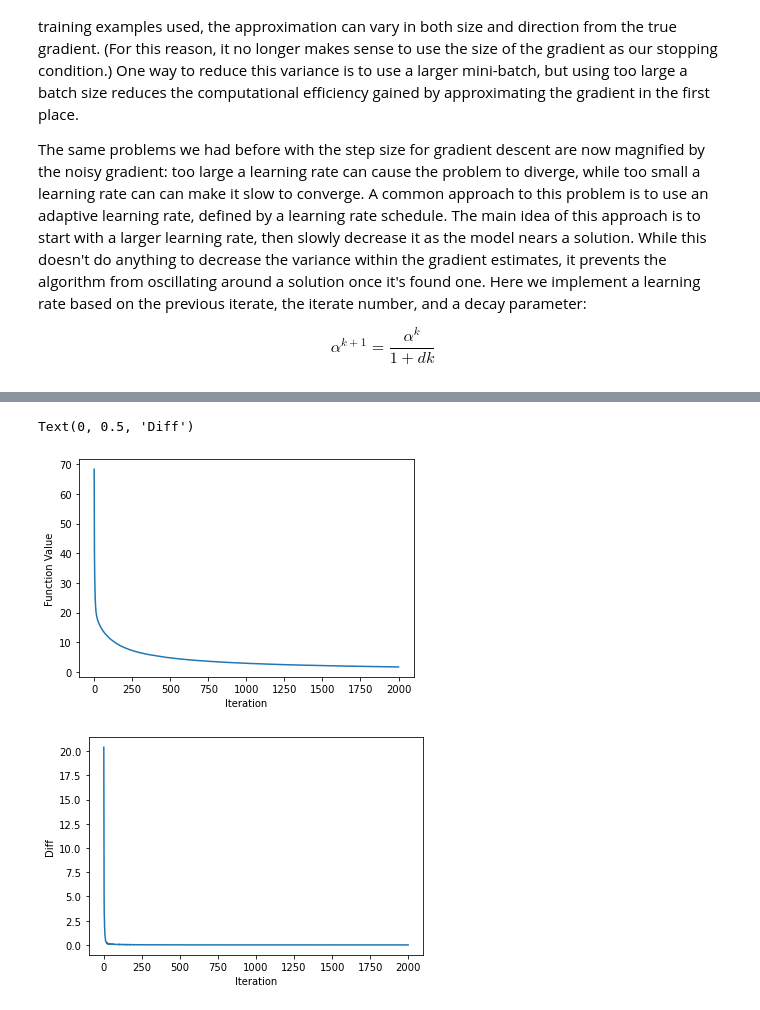
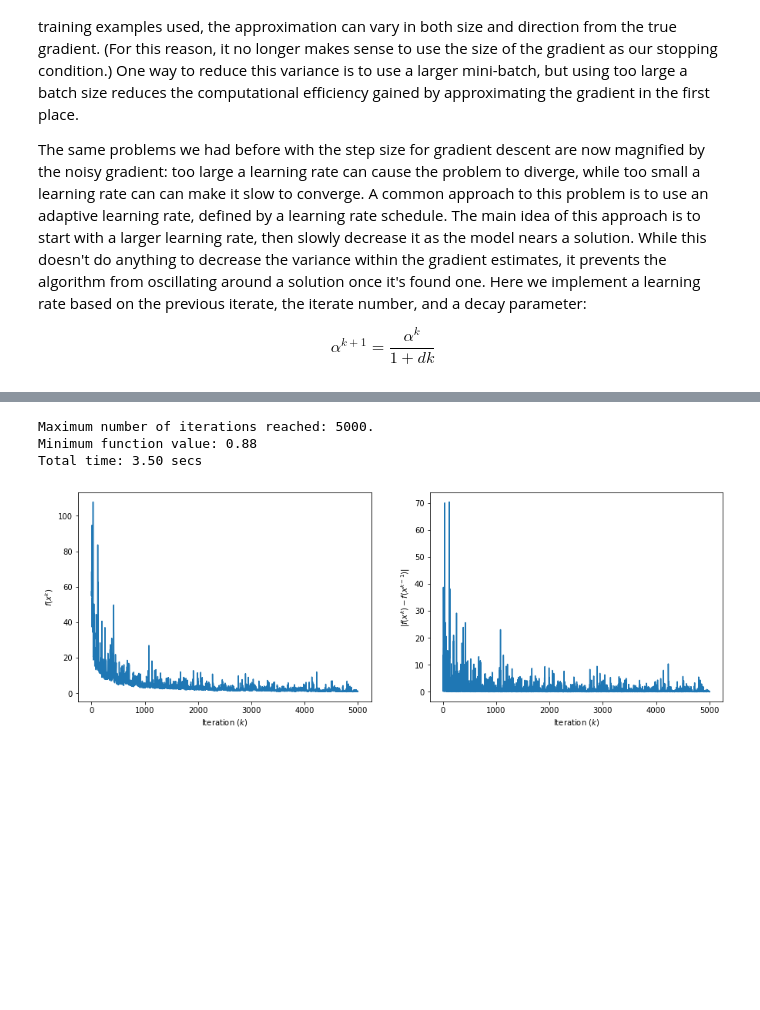
Before and after one commit to UW-AMO/neurohackademy, a Jupyter notebook: notebooks/Part1-IterativeMethods.ipynb, the cells around one changed output, grey strips where cells are left out. Cells and saved outputs as stored; diff of their text form; code cells hidden in the pictures; blank space fills up the shorter version.

```diff
--- a/notebooks/Part1-IterativeMethods.ipynb
+++ b/notebooks/Part1-IterativeMethods.ipynb
@@ -188,57 +208,12 @@ In the example below, experiment with the mini-batch size to answer the followin
 # %%
-# 0/1 MNIST data from Peng's example
-
-train_images = np.load('Peng/data/train_images.npy')
-train_labels = np.load('Peng/data/train_labels.npy')
-
-A = train_images
-b = train_labels
-
-m, n = A.shape
+A = np.load('../data/train_images.npy')
+y = np.load('../data/train_labels.npy')
-# %%
-# TODO
-# * Move function over to utils
-# * Move data over to main folder
-# * Figure out questions and good numbers to use
-# * Create a table to be filled out for comparison?
-# * add stopping criteria
-# * create nicer plots
-
-# Parameters to fiddle with: step, decay, batch_size
-
-# Batch-size: tradeoff between variance and time?
-# Step size: Diverge or never converge
-# Decay: Iterations vs. solution value
-
-# Iterate
-np.random.seed(1)
-step = 5e-3
-decay = None
-batch_size = m
-max_iter = 1000
-x = np.random.randn(n)
-f = np.zeros(max_iter+1)
-f[0] = np.linalg.norm(A.dot(x) - b)**2/m
-diff = np.zeros(max_iter)
-x = np.random.randn(n)
-for kk in range(max_iter):
-    idx = np.random.randint(0, m, batch_size)
-    x_old = x
-    x = x - 2*step/batch_size*np.transpose(A[idx, :]).dot(A[idx, :].dot(x) - b[idx])
-    f[kk + 1] = np.linalg.norm(A.dot(x) - b)**2/m
-    diff[kk] = np.abs(f[kk + 1] - f[kk])
-    if decay is not None:
-        step = step/(1 + decay*kk)
-
-plt.plot(f)
-plt.xlabel('Iteration')
-plt.ylabel('Function Value')
-
-plt.figure()
-plt.plot(diff)
-plt.xlabel('Iteration')
-plt.ylabel('Diff')
-# %% [output]
-Text(0, 0.5, 'Diff')
-[figure, removed]
-[figure, removed]
+# %%
+batch_size = 1 # modify this variable
+results = utils.stochastic_descent(A, y, batch_size=batch_size, learning_rate=5e-3, max_iter=5000)
+utils.plot_sgd(results)
+# %% [output]
+Maximum number of iterations reached: 5000.
+Minimum function value: 0.88
+Total time: 3.50 secs
+[figure, added]
```
Also changed, not shown: parts of 9 cells of this notebook, 2 other files.
